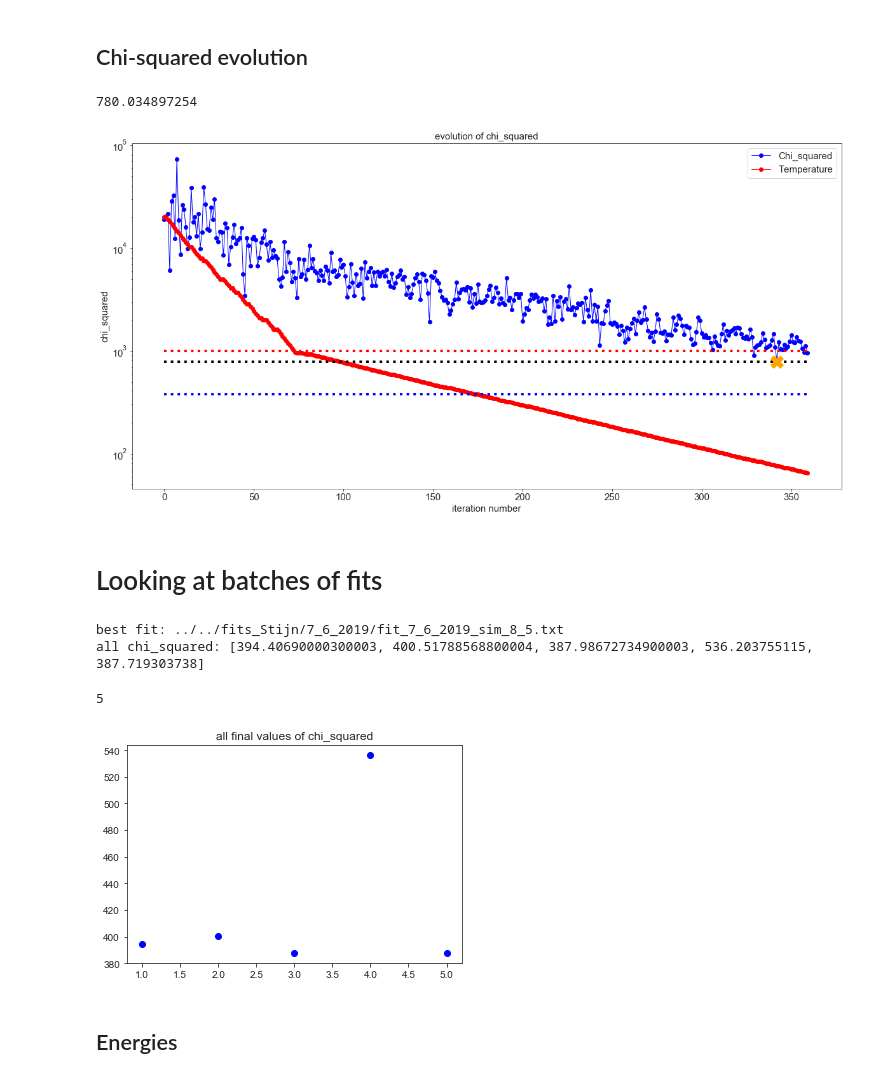
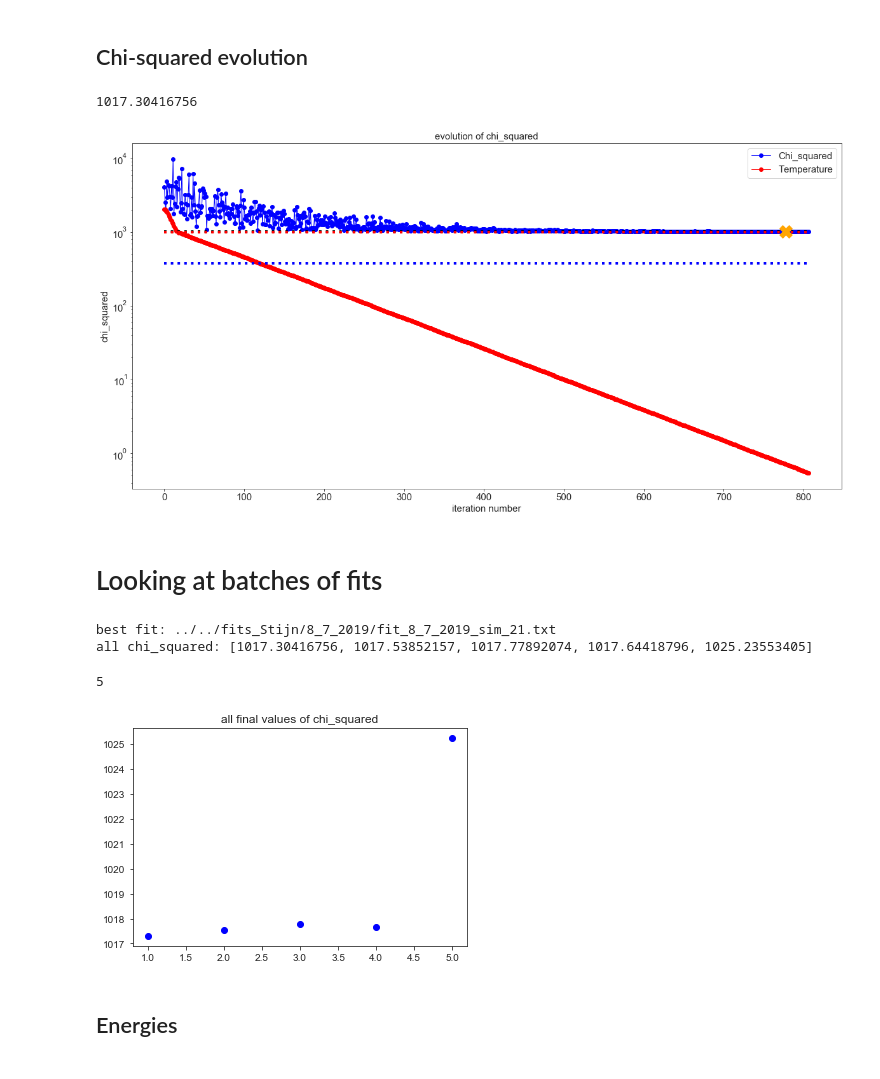
Before and after one commit to martin-depken/Energy-Landscape, a Jupyter notebook: predict_pclv_Stijn/Toy_model/visualise_fits.ipynb, the cells around one changed output. Drawn from its saved outputs; the diff is of its cells as text; code cells hidden in the pictures.

```diff
--- a/predict_pclv_Stijn/Toy_model/visualise_fits.ipynb
+++ b/predict_pclv_Stijn/Toy_model/visualise_fits.ipynb
@@ -63,15 +67,27 @@ on_double_df = pd.DataFrame(on_double, index=range(1, 21), columns=range(1, 21))
 #model_id = 'four_state_model_clv+four_state_model_on';parnum = '26' #use for cleavage fit
 #model_id = 'four_state_model_clv+four_state_model_on';parnum = '28'
 #model_id = 'six_state_model_clv_constant_ei+six_state_model_on_constant_ei';parnum= '10'
-model_id = 'four_state_model_clv_rates+four_state_model_on_rates'; parnum = '27'
+#model_id = 'four_state_model_clv_rates+four_state_model_on_rates'; parnum = '27'
+#model_id = 'four_state_model_clv_engineered_cas'; parnum = '2'
+#model_id = 'four_state_model_clv_rates_constant_ei+four_state_model_on_rates_constant_ei'; parnum = '8'
+#model_id = 'four_state_model_clv_rates_constant_ei+four_state_model_on_rates_constant_ei_fixPAM'; parnum = '7'
+#model_id = 'engineered_clv_rates_constant_ei+engineered_on_rates_constant_ei'; parnum = '3'
+model_id = 'engineered_clv_rates_constant_ei_v2+engineered_on_rates_constant_ei_v2'; parnum = '4'
 
 
-filename = 'fit_7_6_2019_sim_8_5.txt'
-path = '../../fits_Stijn/7_6_2019/'
+filename = 'fit_8_7_2019_sim_21.txt'
+path = '../../fits_Stijn/8_7_2019/'
 data = pd.read_table(path+filename,index_col=False)
 chi = data.loc[:,'Potential']
 T = data.loc[:,'Temperature']
 final_par = data.loc[np.argmin(chi),'Parameter 1':'Parameter '+parnum]
 parameters = np.array(final_par.values)
 
+
+#parameters[0] = 6.69459452401
+#parameters[1] = -0.09948923081260001
+#parameters[2] = -0.3
+
+parameters[1] += 3.
+print parameters
 #parameters = np.append(np.append([1.4],parameters[:-2]),np.append([-2.4],parameters[-2:])) #use for cleavage fit
@@ -183,8 +202,8 @@ plt.semilogy(np.argmin(chi),min(chi),marker='X',markersize=20,color='orange')
 plt.legend(['Chi_squared','Temperature'],fontsize=15)
 print min(chi)
 # %% [output]
-780.034897254
+1017.30416756
-[figure, old version]
+[figure, new version]
 # %% [markdown]
 # Looking at batches of fits
 # %%
@@ -195,14 +214,19 @@ rates = []
 
 chi_squared = []
 
-file = '../../fits_Stijn/7_6_2019/fit_7_6_2019_sim_8_'
+file = '../../fits_Stijn/8_7_2019/fit_8_7_2019_sim_'
 #model_id = 'four_state_model_clv+four_state_model_on';parnum = '26' #use for cleavage fit
 #model_id = 'four_state_model_clv+four_state_model_on';parnum = '28'
 #model_id = 'six_state_model_clv_constant_ei+six_state_model_on_constant_ei';parnum= '10'
-model_id = 'four_state_model_clv_rates+four_state_model_on_rates'; parnum = '27'
+#model_id = 'four_state_model_clv_rates+four_state_model_on_rates'; parnum = '27'
+#model_id = 'four_state_model_clv_engineered_cas'; parnum = '2'
+#model_id = 'four_state_model_clv_rates_constant_ei+four_state_model_on_rates_constant_ei'; parnum = '8'
+#model_id = 'four_state_model_clv_rates_constant_ei+four_state_model_on_rates_constant_ei_fixPAM'; parnum = '7'
+#model_id = 'engineered_clv_rates_constant_ei+engineered_on_rates_constant_ei'; parnum = '3'
+model_id = 'engineered_clv_rates_constant_ei_v2+engineered_on_rates_constant_ei_v2'; parnum = '4'
 
 #---------- collect simulations ---------------
-for sim in range(1,6):
+for sim in range(21,26):
     sa = pd.read_csv(file +str(sim)+'.txt', delimiter='\t', index_col=False)
     filename = file +str(sim) +'.txt'
     chi_squared.append(sa.Potential.iloc[np.argmin(sa.Potential)])
@@ -216,6 +240,9 @@ for sim in range(1,6):
     epsilon,ratestemp = model.unpack_parameters(para_on,id_on)
     _,ratesclv = model.unpack_parameters(para_clv,id_clv)
 
+    #epsilon,ratestemp = model.unpack_parameters(final_par_temp,model_id)
+    #ratesclv = ratestemp
+
     #epsilon[0] *= -1
 
     energies.append(epsilon)
@@ -228,44 +255,44 @@ best_fit = simset[np.argmin(chi_squared)]
 print 'best fit: ' + best_fit
 print 'all chi_squared: ' + str(chi_squared)
 # %% [output]
-best fit: ../../fits_Stijn/7_6_2019/fit_7_6_2019_sim_8_5.txt
-all chi_squared: [394.40690000300003, 400.51788568800004, 387.98672734900003, 536.203755115, 387.719303738]
+best fit: ../../fits_Stijn/8_7_2019/fit_8_7_2019_sim_21.txt
+all chi_squared: [1017.30416756, 1017.53852157, 1017.77892074, 1017.64418796, 1025.23553405]
 # %%
 chi_squared = np.array(chi_squared)
-indices_low_chi = np.where(chi_squared<5000)
+indices_low_chi = np.where(chi_squared<10000)
 final_par_low_chi = np.array(final_par)[indices_low_chi[0]]
 energies_low_chi = np.array(energies)[indices_low_chi[0]]
 rates_low_chi = np.array(rates)[indices_low_chi[0]]
 low_chi = chi_squared[indices_low_chi[0]]
 plt.plot(range(1,len(chi_squared)+1),chi_squared,'bo')
 plt.title('all final values of chi_squared')
 
 median = np.zeros(len(final_par_low_chi[0]))
 median_energies = np.zeros(len(energies_low_chi[0]))
 median_rates = np.zeros(len(rates_low_chi[0]))
 
 for i in range(len(final_par_low_chi[0])):
     median_temp = list()
     for j in range(len(final_par_low_chi)):
         median_temp.append(final_par_low_chi[j][i])
     median[i] = np.median(np.array(median_temp))
 
 for i in range(len(energies_low_chi[0])):
     median_temp = list()
     for j in range(len(energies_low_chi)):
         median_temp.append(energies_low_chi[j][i])
     median_energies[i] = np.median(np.array(median_temp))
 
 for i in range(len(rates_low_chi[0])):
     median_temp = list()
     for j in range(len(rates_low_chi)):
         median_temp.append(rates_low_chi[j][i])
     median_rates[i] = np.median(np.array(median_temp))
 
 print len(final_par_low_chi)
 # %% [output]
 5
-[figure, old version]
+[figure, new version]
 # %% [markdown]
 ## Energies
 # %%
```
Also changed, not shown: parts of 8 cells of this notebook, 7 other files.
